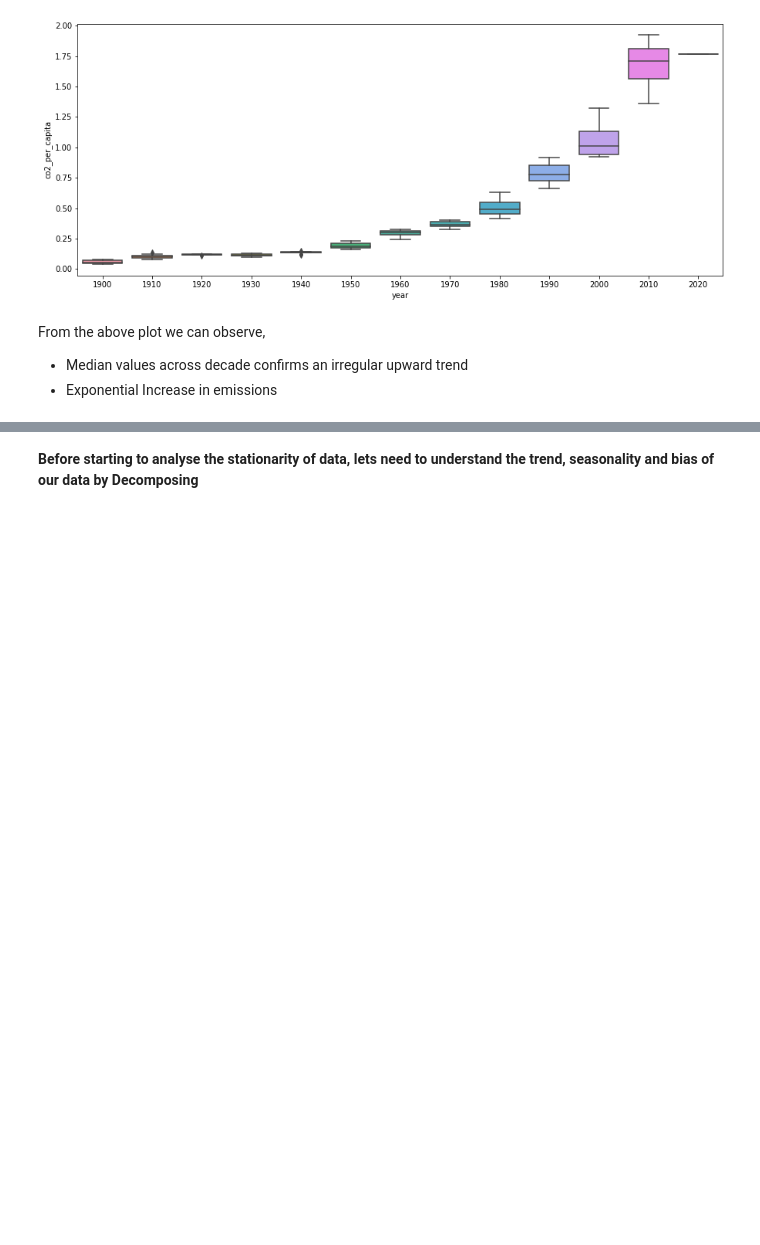
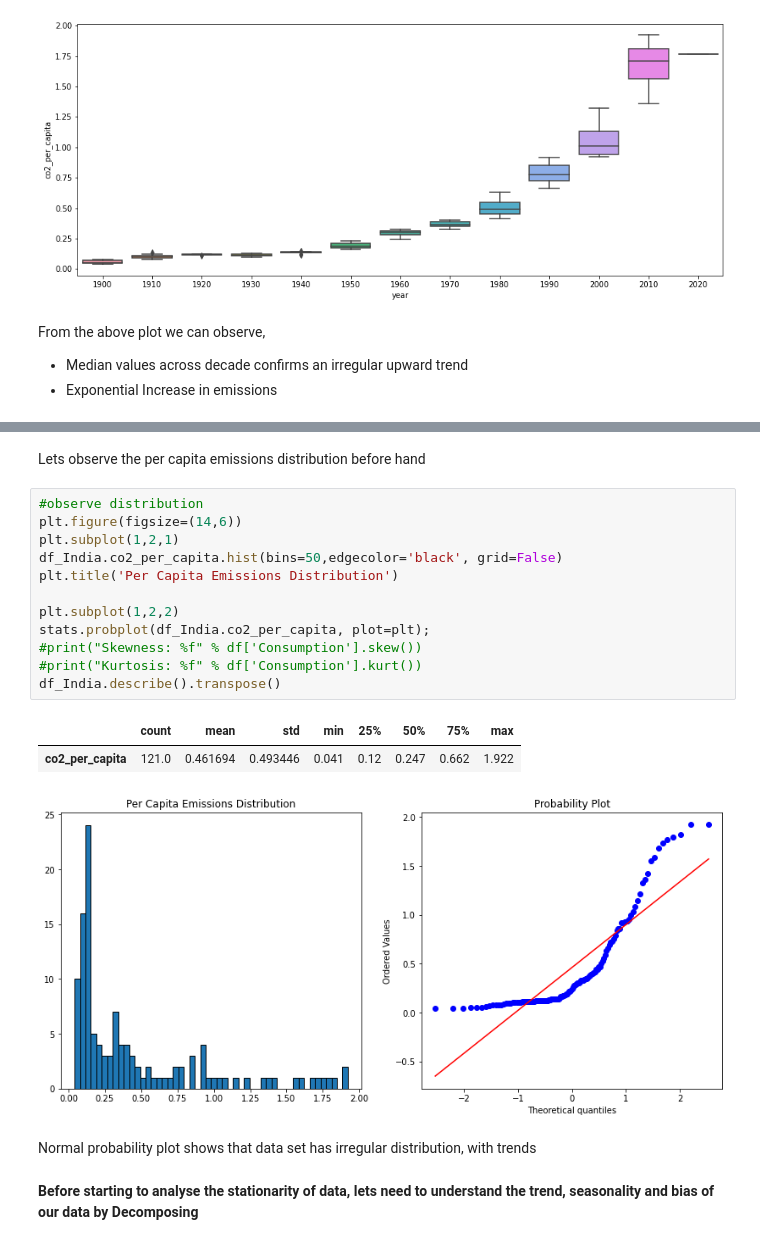
Before and after one commit to ganeshXb/Carbon-Emissions-Ecological-Footprint-Research, a Jupyter notebook: Notebooks/CO2-Emissions-TimeSeries-Forecasting.ipynb, the cells around one changed output, grey strips where cells are left out. Cells and saved outputs as stored; diff of their text form; blank space fills up the shorter version.

Commit message:
Update Emissions-Footprint-forecasting

```diff
--- a/Notebooks/CO2-Emissions-TimeSeries-Forecasting.ipynb
+++ b/Notebooks/CO2-Emissions-TimeSeries-Forecasting.ipynb
@@ -130,3 +153,23 @@ From the above plot we can observe,
+# %% [markdown]
+Lets observe the per capita emissions distribution before hand
+# %%
+#observe distribution
+plt.figure(figsize=(14,6))
+plt.subplot(1,2,1)
+df_India.co2_per_capita.hist(bins=50,edgecolor='black', grid=False)
+plt.title('Per Capita Emissions Distribution')
+
+plt.subplot(1,2,2)
+stats.probplot(df_India.co2_per_capita, plot=plt);
+#print("Skewness: %f" % df['Consumption'].skew())
+#print("Kurtosis: %f" % df['Consumption'].kurt())
+df_India.describe().transpose()
+# %% [output]
+|  | count | mean | std | min | 25% | 50% | 75% | max |
+| co2_per_capita | 121.0 | 0.461694 | 0.493446 | 0.041 | 0.12 | 0.247 | 0.662 | 1.922 |
+[figure, added]
+# %% [markdown]
+Normal probability plot shows that data set has irregular distribution, with trends
 # %% [markdown]
 **Before starting to analyse the stationarity of data, lets need to understand the trend, seasonality and bias of our data by Decomposing**
 # %%
```
Also changed, not shown: parts of 44 cells of this notebook, 1 other file.
